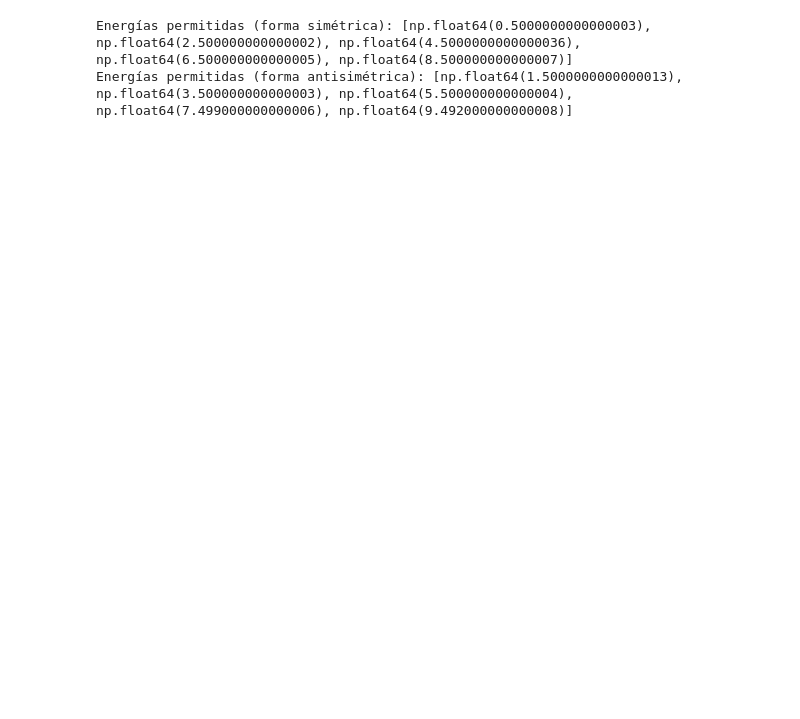
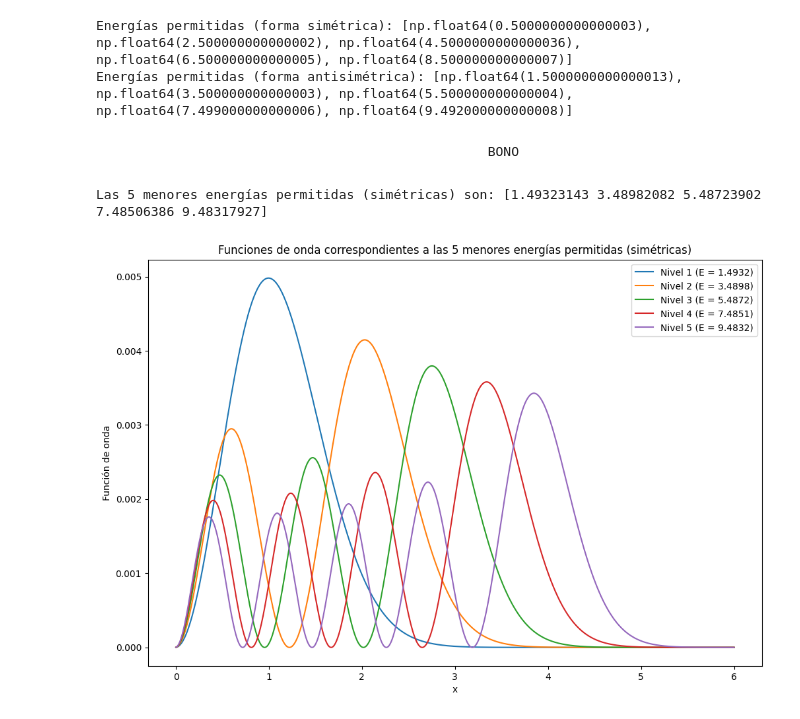
Before and after one commit to CatalinaFlorez/Metodos-Computacionales-2---Borrero-Florez, a Jupyter notebook: Taller #3 M.C.2 Punto 3 y bono.ipynb, the cells around one changed output. Drawn from its saved outputs; the diff is of its cells as text; code cells hidden in the pictures; blank space fills up the shorter version.

```diff
--- a/Taller #3 M.C.2 Punto 3 y bono.ipynb
+++ b/Taller #3 M.C.2 Punto 3 y bono.ipynb
@@ -66,3 +66,55 @@ print("Energías permitidas (forma antisimétrica):", allowed_energies_antisymme
 # %% [output]
 Energías permitidas (forma simétrica): [np.float64(0.5000000000000003), np.float64(2.500000000000002), np.float64(4.5000000000000036), np.float64(6.500000000000005), np.float64(8.500000000000007)]
 Energías permitidas (forma antisimétrica): [np.float64(1.5000000000000013), np.float64(3.500000000000003), np.float64(5.500000000000004), np.float64(7.499000000000006), np.float64(9.492000000000008)]
+# %% [markdown]
+                                                    BONO
+# %%
+import numpy as np
+import matplotlib.pyplot as plt
+from scipy.linalg import eigh
+
+
+num_puntos = 1000  # Número de puntos en la grilla
+x_minimo = 0
+x_maximo = 6
+paso = (x_maximo - x_minimo) / (num_puntos - 1)  # Paso de la grilla
+grilla_x = np.linspace(x_minimo, x_maximo, num_puntos)  # Puntos en la grilla
+
+#Definimos la matriz de segunda derivada utilizando el método de Numerov
+diag_principal = -2 * np.ones(num_puntos)
+diag_adyacente = np.ones(num_puntos - 1)
+
+#Construímos de la matriz tridiagonal L
+matriz_L = diags([diag_adyacente, diag_principal, diag_adyacente], [-1, 0, 1], format='dense')
+matriz_L = matriz_L / paso**2
+
+#Definimos el operador matricial S para el caso simétrico
+matriz_I_x2 = np.diag(grilla_x**2)
+matriz_S = (matriz_I_x2 - matriz_L) / 2
+
+#Resolvemos el problema de valores propios
+valores_propios, vectores_propios = eigh(matriz_S)
+indices_ordenados = np.argsort(valores_propios)
+valores_propios_ordenados = valores_propios[indices_ordenados]
+vectores_propios_ordenados = vectores_propios[:, indices_ordenados]
+
+#Obtenemos las 5 menores energías permitidas
+niveles = 5
+energias_permitidas_simetrico = valores_propios_ordenados[:niveles]
+vectores_funciones_simetricos = vectores_propios_ordenados[:, :niveles]
+
+print("Las 5 menores energías permitidas (simétricas) son:", energias_permitidas_simetrico)
+
+#Graficamos las funciones propias correspondientes a las 5 menores energías permitidas
+plt.figure(figsize=(12, 8))
+for i in range(niveles):
+    plt.plot(grilla_x, vectores_funciones_simetricos[:, i]**2, label=f'Nivel {i+1} (E = {energias_permitidas_simetrico[i]:.4f})')
+
+plt.xlabel('x')
+plt.ylabel('Función de onda')
+plt.title('Funciones de onda correspondientes a las 5 menores energías permitidas (simétricas)')
+plt.legend()
+plt.show()
+# %% [output]
+Las 5 menores energías permitidas (simétricas) son: [1.49323143 3.48982082 5.48723902 7.48506386 9.48317927]
+[figure, added]
```
